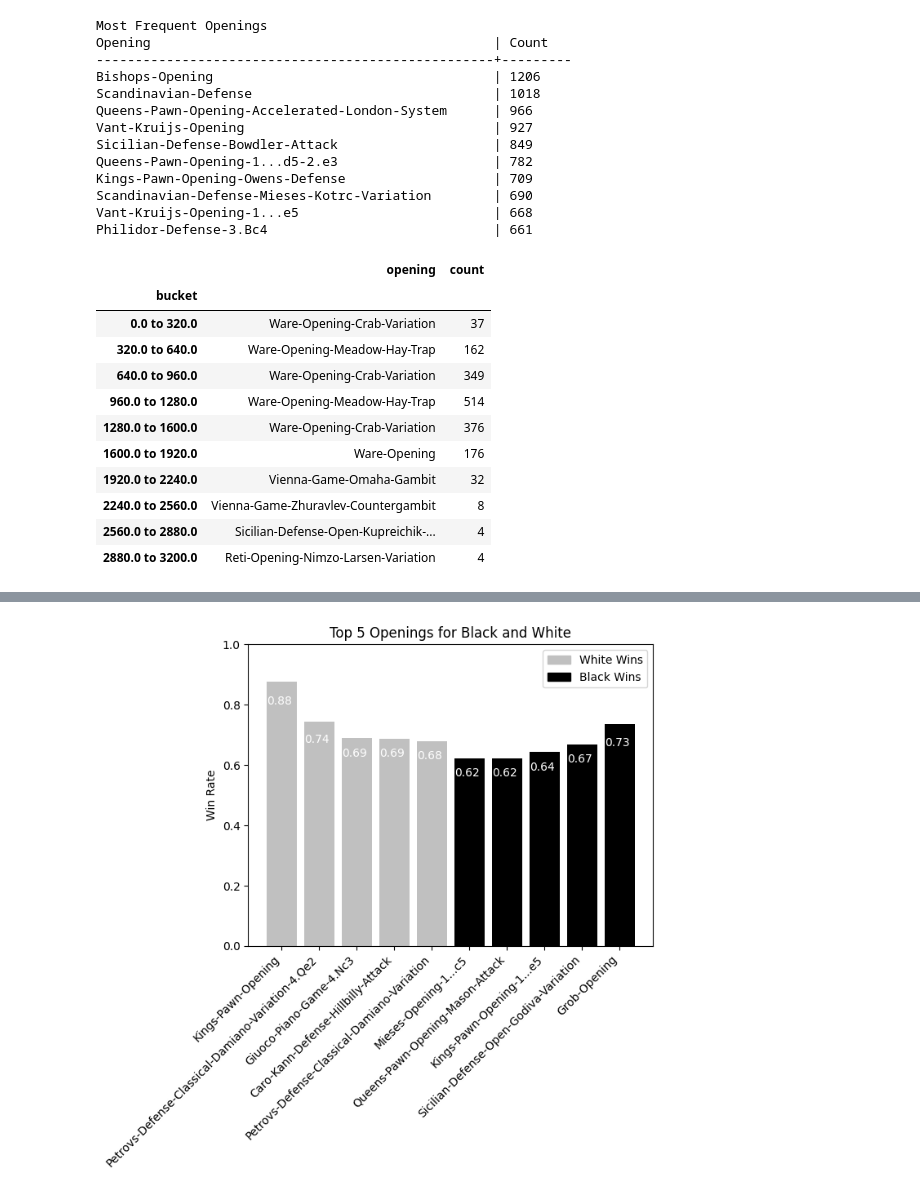
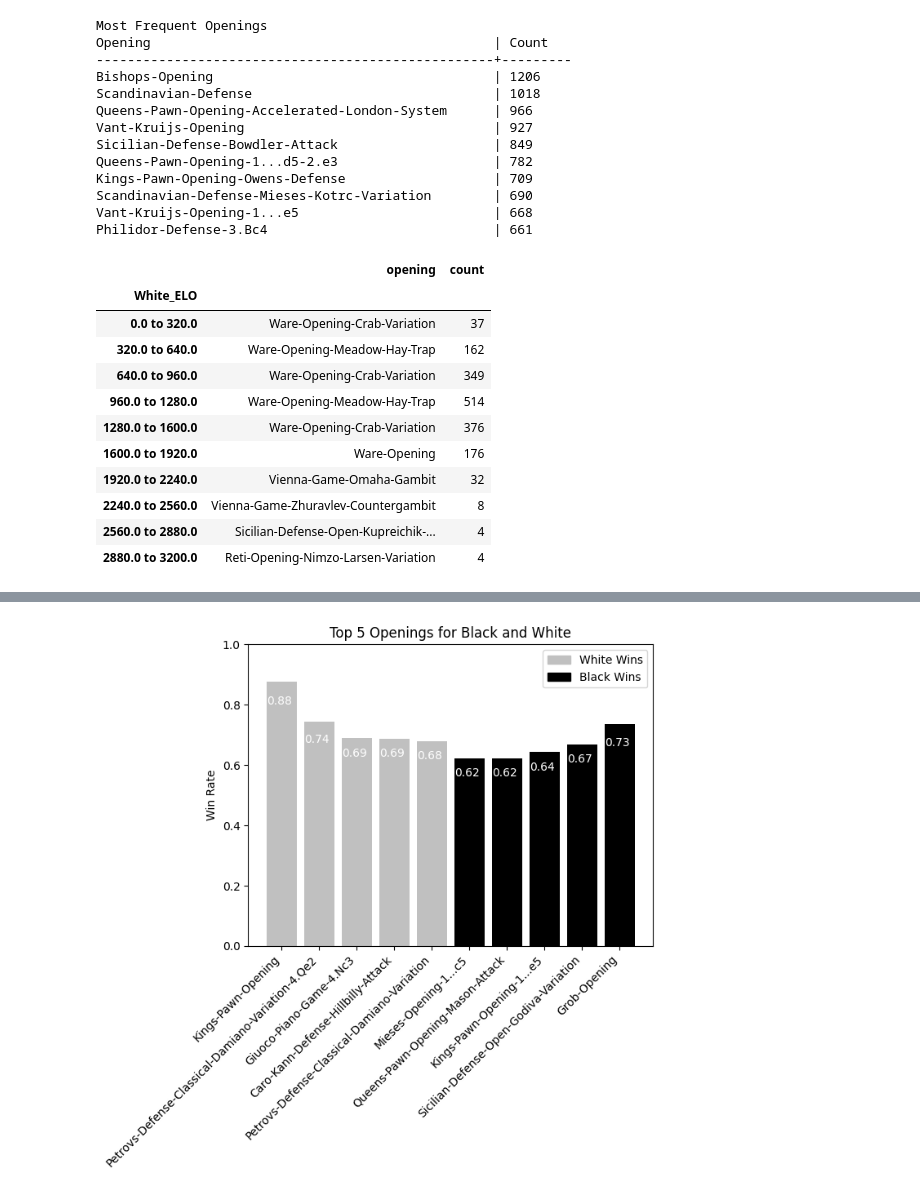
Before and after one commit to Torbet/Chess-DS, a Jupyter notebook: Openings.ipynb, the cells around one changed output, grey strips where cells are left out. Cells and saved outputs as stored; diff of their text form; code cells hidden in the pictures.

```diff
--- a/Openings.ipynb
+++ b/Openings.ipynb
@@ -39,37 +39,37 @@ Kings-Pawn-Opening-Owens-Defense                   | 709
 Scandinavian-Defense-Mieses-Kotrc-Variation        | 690
 Vant-Kruijs-Opening-1...e5                         | 668
 Philidor-Defense-3.Bc4                             | 661
-# %%
-maxElo = max(df["white_rating"].max(), df["black_rating"].max())
-
-buckets = 10
-
-bucketLabels = []
-
-for i in range(buckets):
-    bucketLabels += [str(i*stepSize) + " to " + str((i+1)*stepSize)]
-
-stepSize = round(maxElo/buckets, -1)
-
-bucketed = df.assign(white_bucket = df["white_rating"]/stepSize-(df["white_rating"]/stepSize)%1)
-bucketed = bucketed.assign(black_bucket = bucketed["black_rating"]/stepSize-(bucketed["black_rating"]/stepSize)%1)
-
-bucketedWhite = bucketed.groupby(["white_bucket", "opening"]).size().reset_index(name="count").groupby("white_bucket").max()
-
-bucketedWhite["ELO"] = bucketLabels
-bucketedWhite = bucketedWhite.set_index("ELO")
-
-bucketedWhite
-# %% [output]
-|  | opening | count |
-| bucket |  |  |
-| 0.0 to 320.0 | Ware-Opening-Crab-Variation | 37 |
-| 320.0 to 640.0 | Ware-Opening-Meadow-Hay-Trap | 162 |
-| 640.0 to 960.0 | Ware-Opening-Crab-Variation | 349 |
-| 960.0 to 1280.0 | Ware-Opening-Meadow-Hay-Trap | 514 |
-| 1280.0 to 1600.0 | Ware-Opening-Crab-Variation | 376 |
-| 1600.0 to 1920.0 | Ware-Opening | 176 |
-| 1920.0 to 2240.0 | Vienna-Game-Omaha-Gambit | 32 |
-| 2240.0 to 2560.0 | Vienna-Game-Zhuravlev-Countergambit | 8 |
-| 2560.0 to 2880.0 | Sicilian-Defense-Open-Kupreichik-... | 4 |
-| 2880.0 to 3200.0 | Reti-Opening-Nimzo-Larsen-Variation | 4 |
+# %%
+maxElo = max(df["white_rating"].max(), df["black_rating"].max())
+
+buckets = 10
+
+bucketLabels = []
+
+for i in range(buckets):
+    bucketLabels += [str(i*stepSize) + " to " + str((i+1)*stepSize)]
+
+stepSize = round(maxElo/buckets, -1)
+
+bucketed = df.assign(white_bucket = df["white_rating"]/stepSize-(df["white_rating"]/stepSize)%1)
+bucketed = bucketed.assign(black_bucket = bucketed["black_rating"]/stepSize-(bucketed["black_rating"]/stepSize)%1)
+
+bucketedWhite = bucketed.groupby(["white_bucket", "opening"]).size().reset_index(name="count").groupby("white_bucket").max()
+
+bucketedWhite["White_ELO"] = bucketLabels
+bucketedWhite = bucketedWhite.set_index("White_ELO")
+
+bucketedWhite
+# %% [output]
+|  | opening | count |
+| White_ELO |  |  |
+| 0.0 to 320.0 | Ware-Opening-Crab-Variation | 37 |
+| 320.0 to 640.0 | Ware-Opening-Meadow-Hay-Trap | 162 |
+| 640.0 to 960.0 | Ware-Opening-Crab-Variation | 349 |
+| 960.0 to 1280.0 | Ware-Opening-Meadow-Hay-Trap | 514 |
+| 1280.0 to 1600.0 | Ware-Opening-Crab-Variation | 376 |
+| 1600.0 to 1920.0 | Ware-Opening | 176 |
+| 1920.0 to 2240.0 | Vienna-Game-Omaha-Gambit | 32 |
+| 2240.0 to 2560.0 | Vienna-Game-Zhuravlev-Countergambit | 8 |
+| 2560.0 to 2880.0 | Sicilian-Defense-Open-Kupreichik-... | 4 |
+| 2880.0 to 3200.0 | Reti-Opening-Nimzo-Larsen-Variation | 4 |
```
Also changed, not shown: parts of 1 cell of this notebook.
